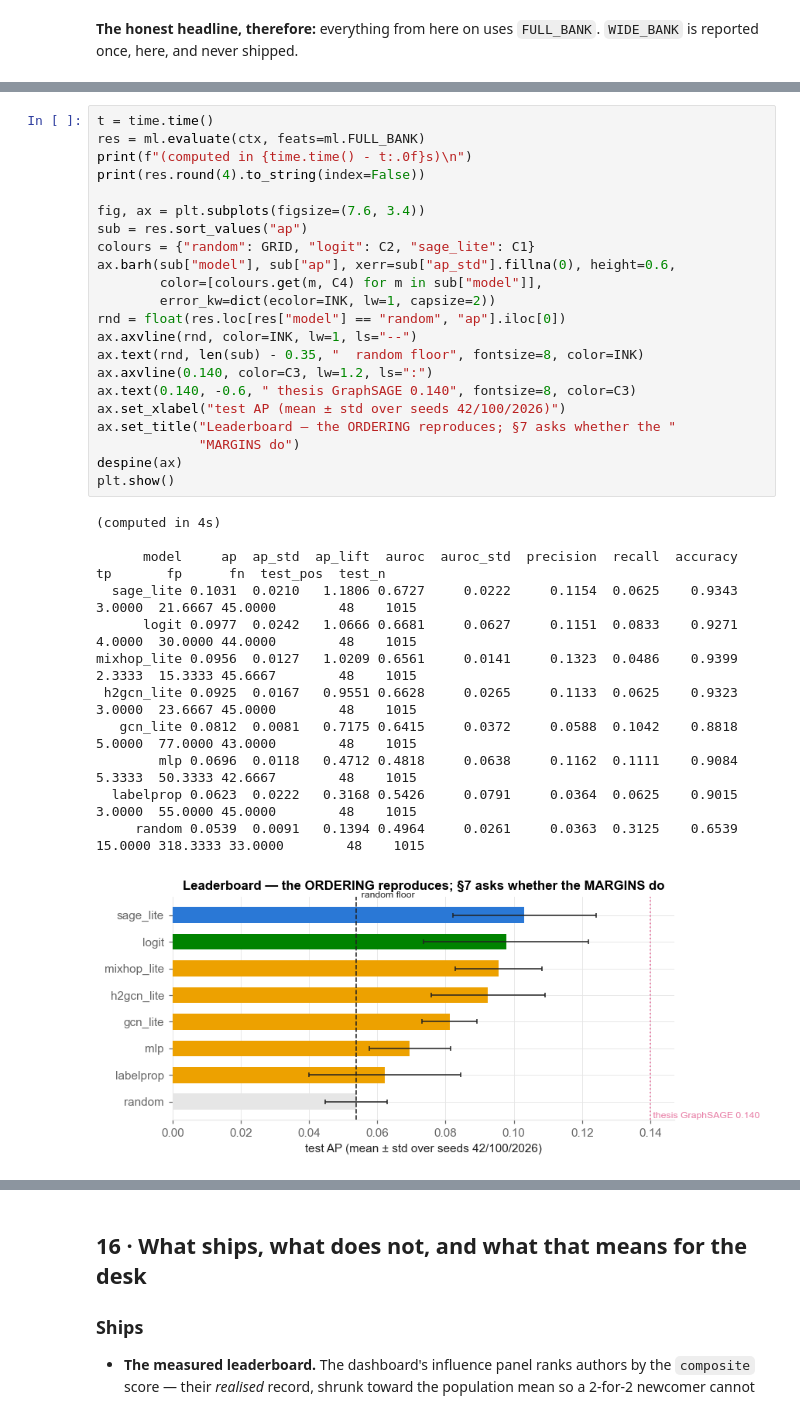
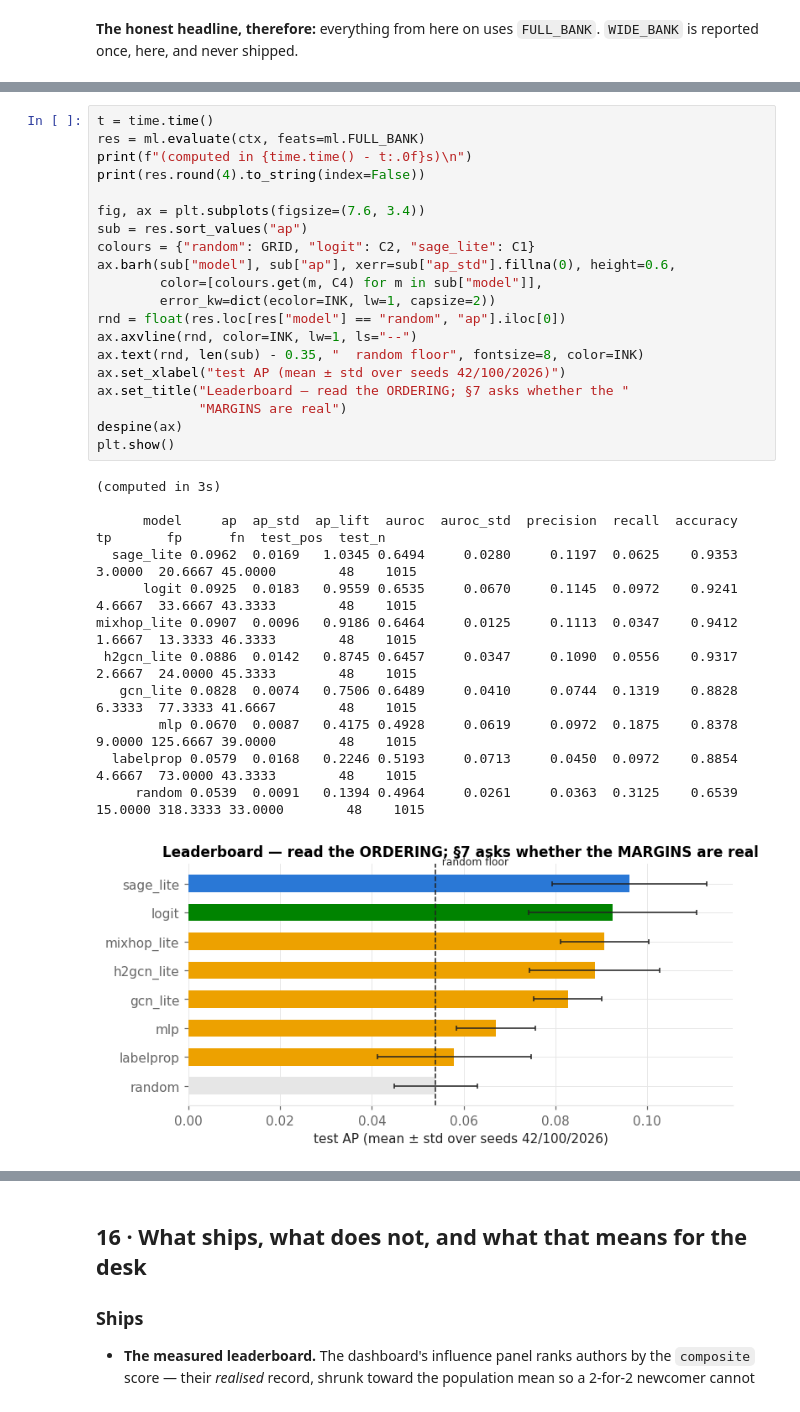
Before and after one commit to alexbrownian/retailAPOLLO, a Jupyter notebook: notebooks/05_influence_users_model.ipynb, the cells around one changed output, grey strips where cells are left out. Saved outputs shown, nothing was run; the diff lists cells and outputs as text.

```diff
--- a/notebooks/05_influence_users_model.ipynb
+++ b/notebooks/05_influence_users_model.ipynb
@@ -757,36 +1059,34 @@ between datasets of different balance.
 # %%
 t = time.time()
 res = ml.evaluate(ctx, feats=ml.FULL_BANK)
 print(f"(computed in {time.time() - t:.0f}s)\n")
 print(res.round(4).to_string(index=False))
 
 fig, ax = plt.subplots(figsize=(7.6, 3.4))
 sub = res.sort_values("ap")
 colours = {"random": GRID, "logit": C2, "sage_lite": C1}
 ax.barh(sub["model"], sub["ap"], xerr=sub["ap_std"].fillna(0), height=0.6,
         color=[colours.get(m, C4) for m in sub["model"]],
         error_kw=dict(ecolor=INK, lw=1, capsize=2))
 rnd = float(res.loc[res["model"] == "random", "ap"].iloc[0])
 ax.axvline(rnd, color=INK, lw=1, ls="--")
 ax.text(rnd, len(sub) - 0.35, "  random floor", fontsize=8, color=INK)
-ax.axvline(0.140, color=C3, lw=1.2, ls=":")
-ax.text(0.140, -0.6, " thesis GraphSAGE 0.140", fontsize=8, color=C3)
 ax.set_xlabel("test AP (mean ± std over seeds 42/100/2026)")
-ax.set_title("Leaderboard — the ORDERING reproduces; §7 asks whether the "
-             "MARGINS do")
+ax.set_title("Leaderboard — read the ORDERING; §7 asks whether the "
+             "MARGINS are real")
 despine(ax)
 plt.show()
 # %% [output]
-(computed in 4s)
+(computed in 3s)
 
       model     ap  ap_std  ap_lift  auroc  auroc_std  precision  recall  accuracy      tp       fp      fn  test_pos  test_n
-  sage_lite 0.1031  0.0210   1.1806 0.6727     0.0222     0.1154  0.0625    0.9343  3.0000  21.6667 45.0000        48    1015
-      logit 0.0977  0.0242   1.0666 0.6681     0.0627     0.1151  0.0833    0.9271  4.0000  30.0000 44.0000        48    1015
-mixhop_lite 0.0956  0.0127   1.0209 0.6561     0.0141     0.1323  0.0486    0.9399  2.3333  15.3333 45.6667        48    1015
- h2gcn_lite 0.0925  0.0167   0.9551 0.6628     0.0265     0.1133  0.0625    0.9323  3.0000  23.6667 45.0000        48    1015
-   gcn_lite 0.0812  0.0081   0.7175 0.6415     0.0372     0.0588  0.1042    0.8818  5.0000  77.0000 43.0000        48    1015
-        mlp 0.0696  0.0118   0.4712 0.4818     0.0638     0.1162  0.1111    0.9084  5.3333  50.3333 42.6667        48    1015
-  labelprop 0.0623  0.0222   0.3168 0.5426     0.0791     0.0364  0.0625    0.9015  3.0000  55.0000 45.0000        48    1015
+  sage_lite 0.0962  0.0169   1.0345 0.6494     0.0280     0.1197  0.0625    0.9353  3.0000  20.6667 45.0000        48    1015
+      logit 0.0925  0.0183   0.9559 0.6535     0.0670     0.1145  0.0972    0.9241  4.6667  33.6667 43.3333        48    1015
+mixhop_lite 0.0907  0.0096   0.9186 0.6464     0.0125     0.1113  0.0347    0.9412  1.6667  13.3333 46.3333        48    1015
+ h2gcn_lite 0.0886  0.0142   0.8745 0.6457     0.0347     0.1090  0.0556    0.9317  2.6667  24.0000 45.3333        48    1015
+   gcn_lite 0.0828  0.0074   0.7506 0.6489     0.0410     0.0744  0.1319    0.8828  6.3333  77.3333 41.6667        48    1015
+        mlp 0.0670  0.0087   0.4175 0.4928     0.0619     0.0972  0.1875    0.8378  9.0000 125.6667 39.0000        48    1015
+  labelprop 0.0579  0.0168   0.2246 0.5193     0.0713     0.0450  0.0972    0.8854  4.6667  73.0000 43.3333        48    1015
      random 0.0539  0.0091   0.1394 0.4964     0.0261     0.0363  0.3125    0.6539 15.0000 318.3333 33.0000        48    1015
-[figure, old version]
+[figure, new version]
 # %% [markdown]
```
Also changed, not shown: parts of 52 cells of this notebook, 28 other files.
